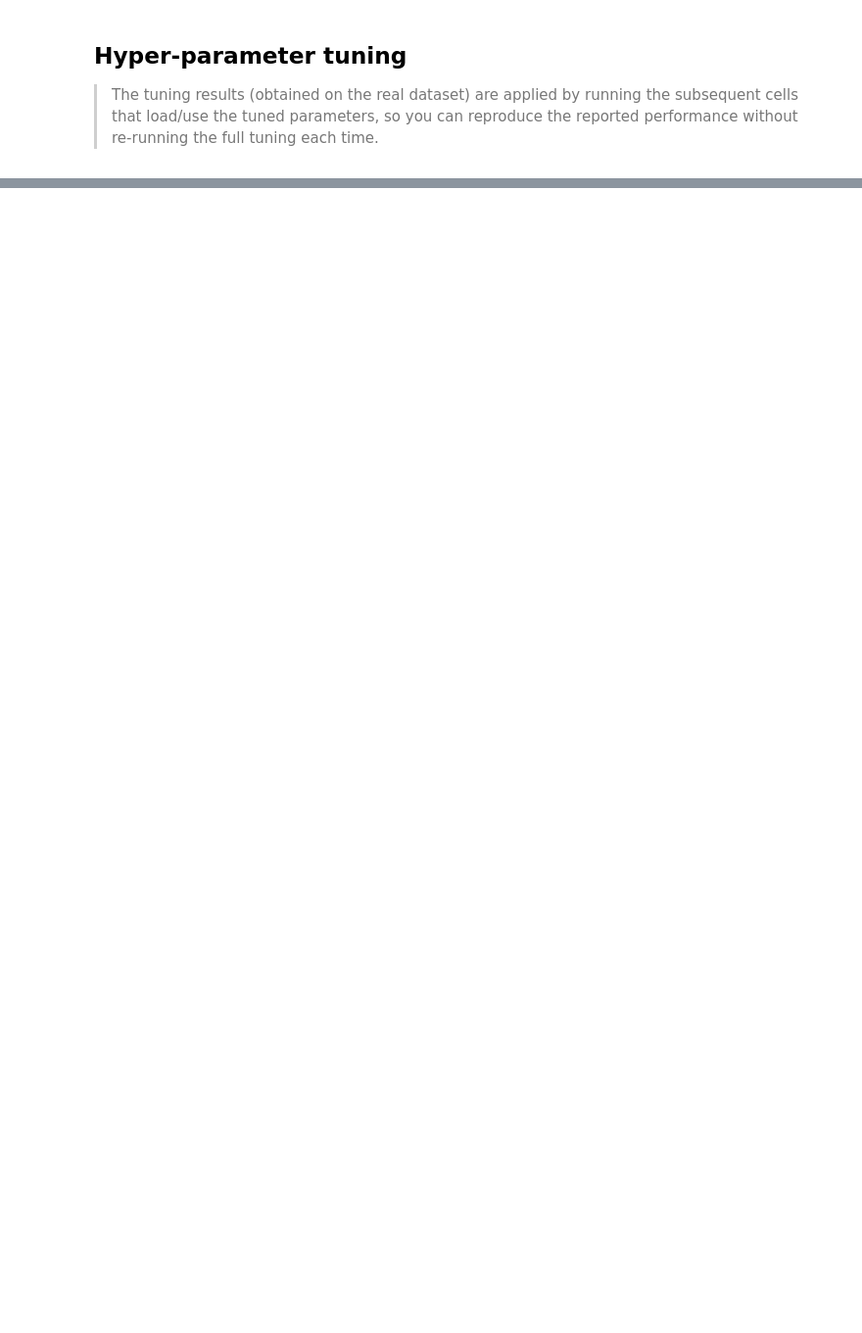
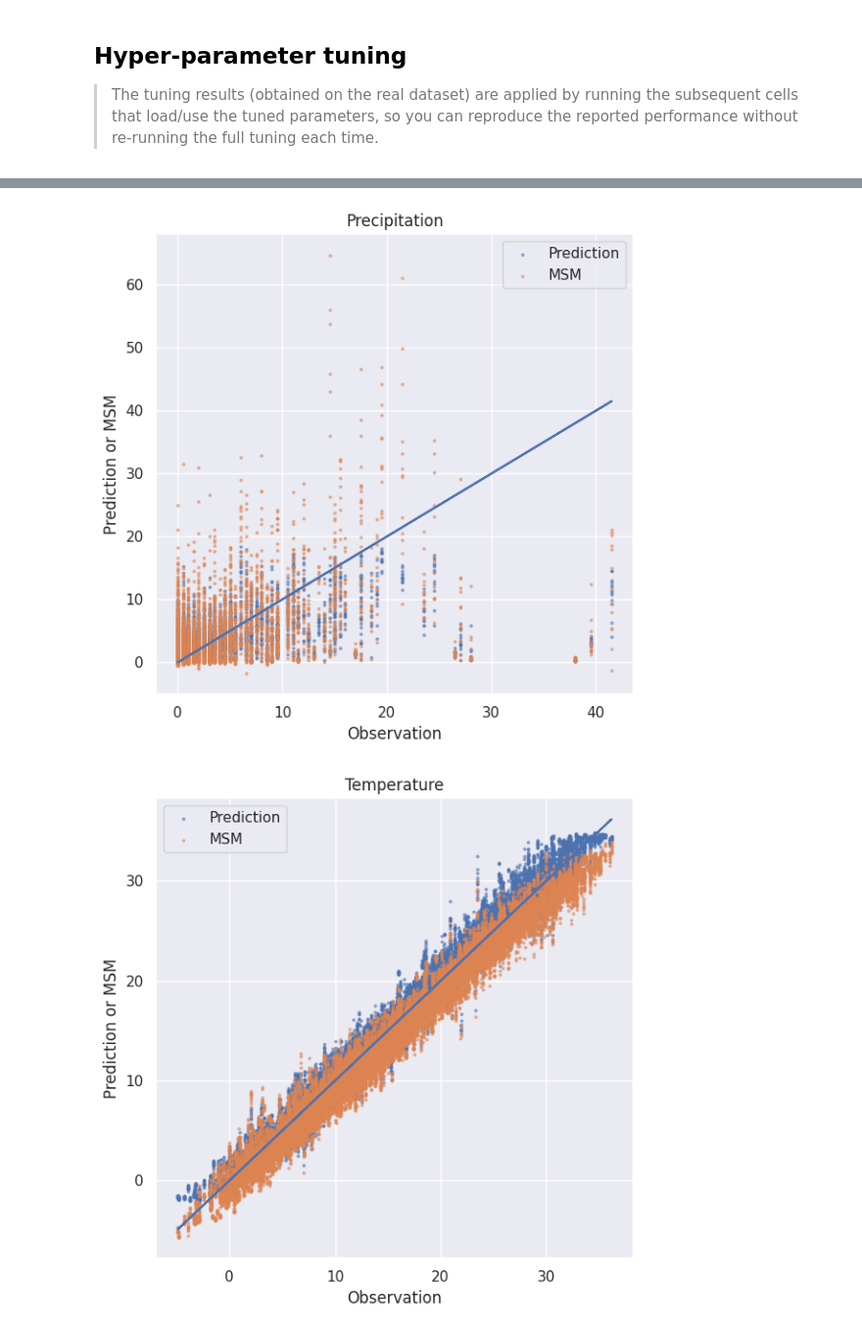
Before and after one commit to ttakenawa/PostMSM, a Jupyter notebook: gbm_main_public.ipynb, the cells around one changed output, grey strips where cells are left out. Shown at 98% size. Cells and saved outputs as stored; diff of their text form; code cells hidden in the pictures; blank space fills up the shorter version.

```diff
--- a/gbm_main_public.ipynb
+++ b/gbm_main_public.ipynb
@@ -1258,0 +1182,5 @@ scatter_sample_all_leads(position_df, timelist,
+# %%
+plot_scatter_fig(test_pred_list, test_msm_list, test_true_list)
+# %% [output]
+[figure, added]
+[figure, added]
```
Also changed, not shown: parts of 36 cells of this notebook, 1 other file.
